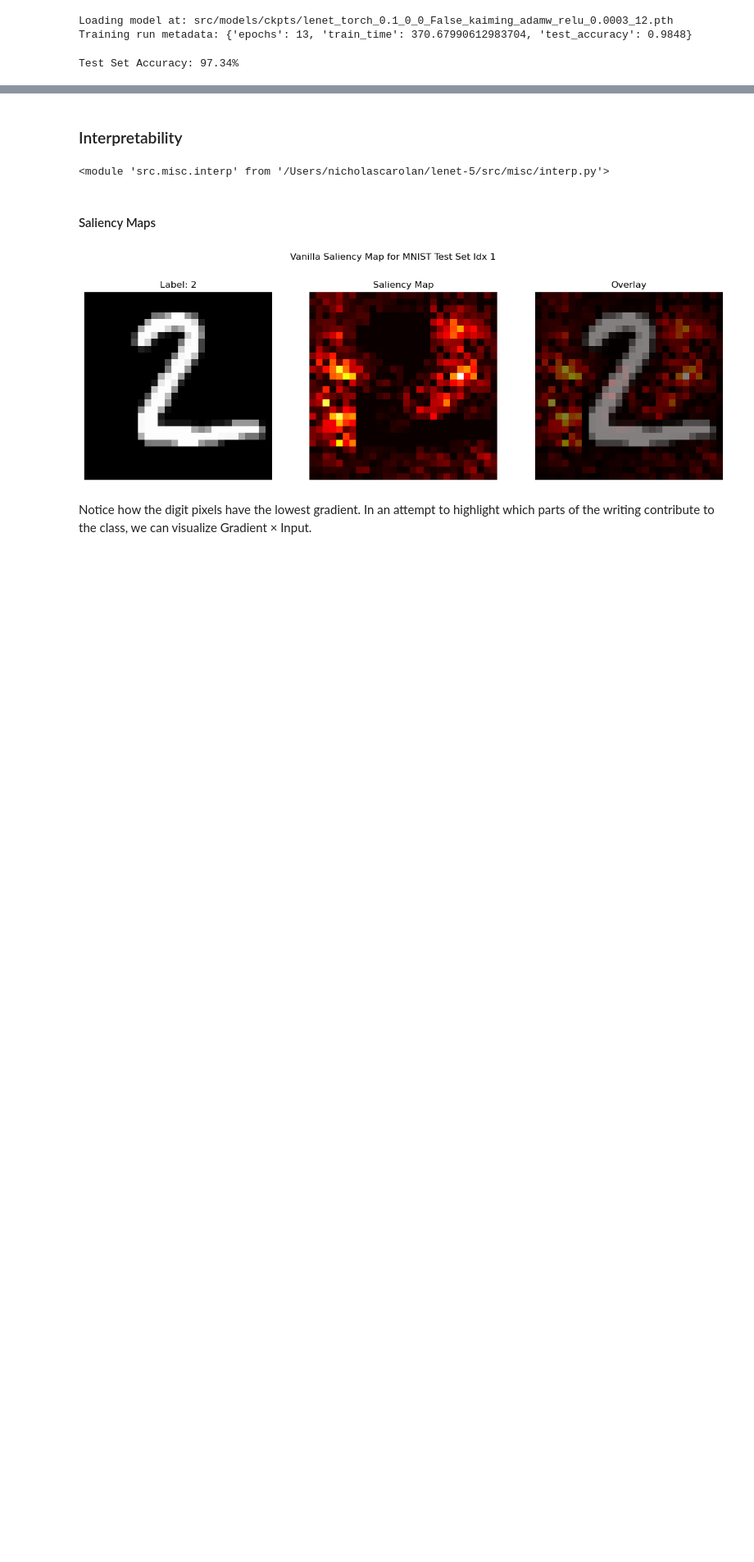
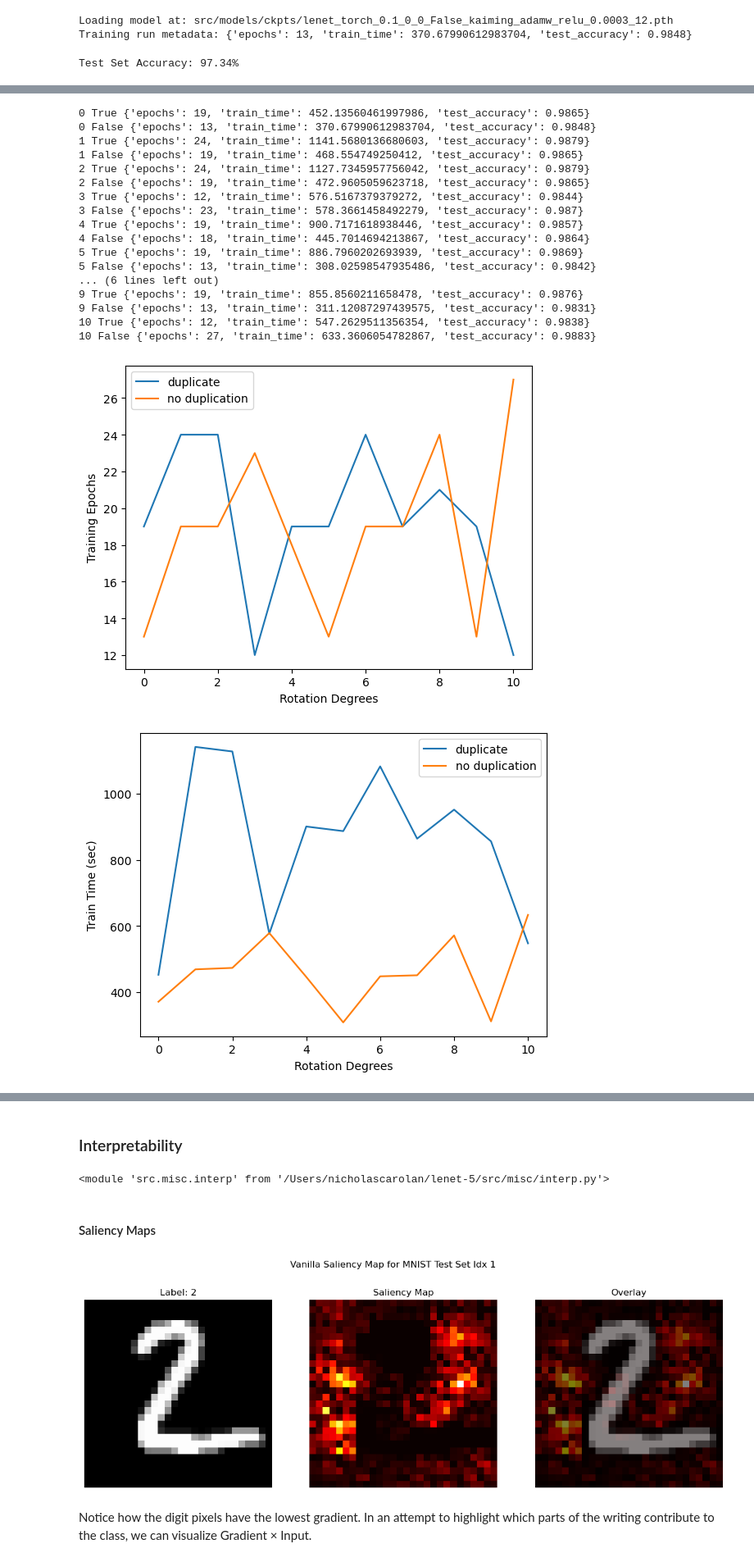
Before and after one commit to ncarolan/lenet-5, a Jupyter notebook: lenet.ipynb, the cells around one changed output, grey strips where cells are left out. Shown at 82% size. Drawn from its saved outputs; the diff is of its cells as text; code cells hidden in the pictures; blank space fills up the shorter version.

```diff
--- a/lenet.ipynb
+++ b/lenet.ipynb
@@ -188,0 +365,54 @@ for _lr in [1e-5, 3e-5, 1e-4, 3e-4, 1e-3, 3e-3, 1e-2, 3e-2]:
+# %%
+rotation = range(0,11)
+epochs = {True: [], False: []}
+train_time = {True: [], False: []}
+test_acc = {True: [], False: []}
+
+for _rotation_degrees in range(0,11):
+    for _duplicate_with_augment in [True, False]:
+        _framework = "torch"  #@param ["torch", "jax"]
+        _val_split = 0.1  #@param
+        #_rotation_degrees = 0  #@param
+        _crop_padding = 0  #@param
+        #_duplicate_with_augment = False  # Adds --duplicate_with_augment flag
+        _init = "kaiming"  #@param ["orthogonal", "kaiming", "xavier"]
+        _optimizer = "adamw"  #@param ["sgd", "adam", "adamw"]
+        _activation = "relu"  #@param ["relu", "tanh", "sigmoid"]
+        _lr = 3e-4  #@param
+        _seed = SEED  #@param
+
+
+        model_name = f'src/models/ckpts/lenet_{_framework}_{_val_split}_{_rotation_degrees}_{_crop_padding}_{_duplicate_with_augment}_{_init}_{_optimizer}_{_activation}_{_lr}_{_seed}'
+        data_path = model_name + '.json'
+
+        # Load json
+        with open(data_path, 'r') as file:
+            data = json.load(file)
+            print(_rotation_degrees, _duplicate_with_augment, data)
+            epochs[_duplicate_with_augment].append(data["epochs"])
+            train_time[_duplicate_with_augment].append(data["train_time"])
+            test_acc[_duplicate_with_augment].append(data["test_accuracy"])
+
+plt.plot(rotation, epochs[True], label="duplicate"); plt.plot(rotation, epochs[False], label="no duplication"); plt.legend(); plt.ylabel("Training Epochs"); plt.xlabel("Rotation Degrees"); plt.show()
+plt.plot(rotation, train_time[True], label="duplicate"); plt.plot(rotation, train_time[False], label="no duplication"); plt.legend(); plt.ylabel("Train Time (sec)"); plt.xlabel("Rotation Degrees"); plt.show()
+plt.plot(rotation, test_acc[True], label="duplicate"); plt.plot(rotation, test_acc[False], label="no duplication"); plt.legend(); plt.ylabel("Test Set Accuracy"); plt.xlabel("Rotation Degrees"); plt.show()
+# %% [output]
+0 True {'epochs': 19, 'train_time': 452.13560461997986, 'test_accuracy': 0.9865}
+0 False {'epochs': 13, 'train_time': 370.67990612983704, 'test_accuracy': 0.9848}
+1 True {'epochs': 24, 'train_time': 1141.5680136680603, 'test_accuracy': 0.9879}
+1 False {'epochs': 19, 'train_time': 468.554749250412, 'test_accuracy': 0.9865}
+2 True {'epochs': 24, 'train_time': 1127.7345957756042, 'test_accuracy': 0.9879}
+2 False {'epochs': 19, 'train_time': 472.9605059623718, 'test_accuracy': 0.9865}
+3 True {'epochs': 12, 'train_time': 576.5167379379272, 'test_accuracy': 0.9844}
+3 False {'epochs': 23, 'train_time': 578.3661458492279, 'test_accuracy': 0.987}
+4 True {'epochs': 19, 'train_time': 900.7171618938446, 'test_accuracy': 0.9857}
+4 False {'epochs': 18, 'train_time': 445.7014694213867, 'test_accuracy': 0.9864}
+5 True {'epochs': 19, 'train_time': 886.7960202693939, 'test_accuracy': 0.9869}
+5 False {'epochs': 13, 'train_time': 308.02598547935486, 'test_accuracy': 0.9842}
+... (6 lines left out)
+9 True {'epochs': 19, 'train_time': 855.8560211658478, 'test_accuracy': 0.9876}
+9 False {'epochs': 13, 'train_time': 311.12087297439575, 'test_accuracy': 0.9831}
+10 True {'epochs': 12, 'train_time': 547.2629511356354, 'test_accuracy': 0.9838}
+10 False {'epochs': 27, 'train_time': 633.3606054782867, 'test_accuracy': 0.9883}
+[figure, added]
+[figure, added]
```
Also changed, not shown: parts of 15 cells of this notebook, 1 other file.
